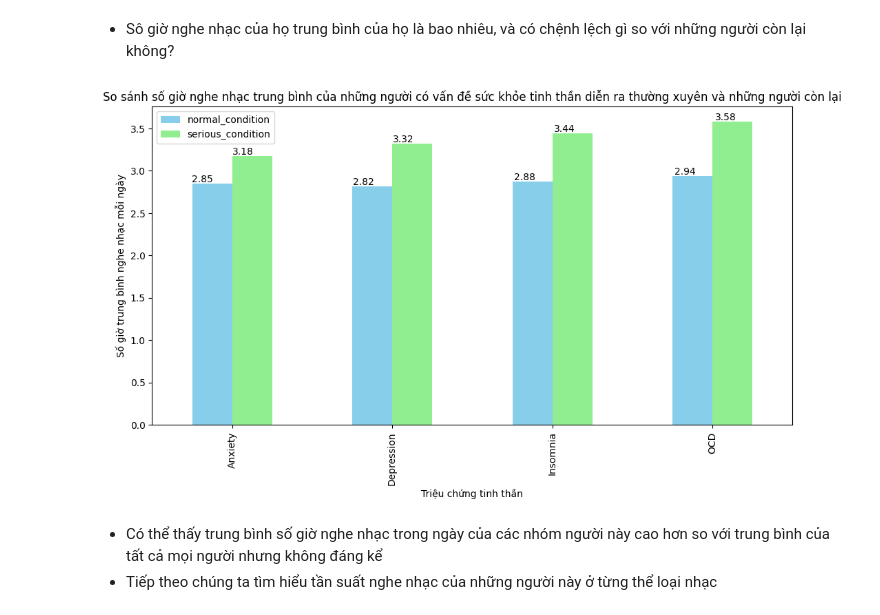
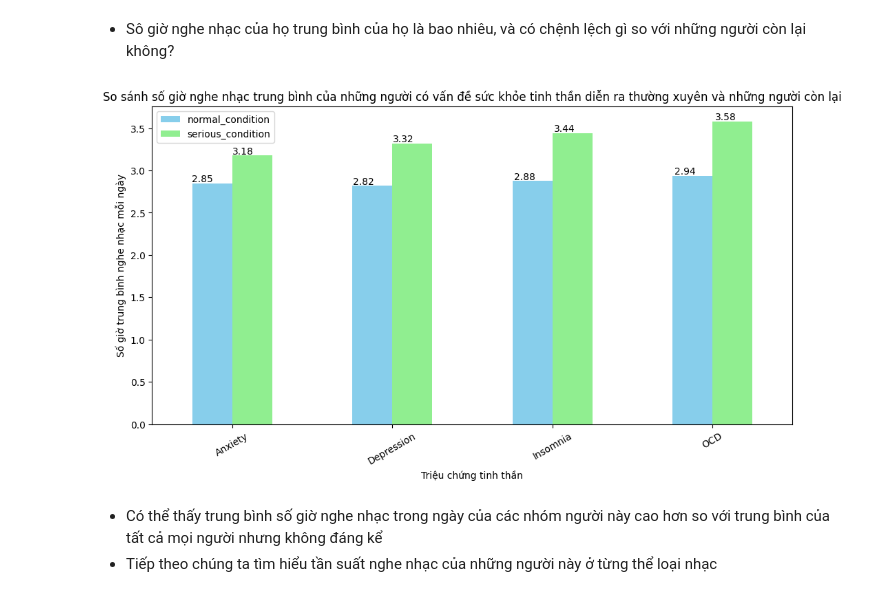
Before and after one commit to HungLVT/DS, a Jupyter notebook: 4.0-questions-and-answers.ipynb, the cells around one changed output. Saved outputs shown, nothing was run; the diff lists cells and outputs as text; code cells hidden in the pictures.

```diff
--- a/4.0-questions-and-answers.ipynb
+++ b/4.0-questions-and-answers.ipynb
@@ -282,32 +282,33 @@ Biểu đồ Venn cho thấy có sự chồng chéo đáng kể giữa các tìn
 # %%
 # Biểu đồ cột đôi để so sánh số giời nghe nhạc trung bình của những người này so với những người còn lại
 
 # Tạo dictionary để lưu trữ kết quả
 average_hours = {'normal_condition': [], 'serious_condition': []}
 
 # Tính trung bình số giờ nghe nhạc cho mỗi nhóm và mỗi bệnh lý
 for metal_health in metal_healths:
     df_serious = df[df[metal_health] > 5]
     df_normal = df[df[metal_health] <= 5]
 
     average_hours['normal_condition'].append(df_normal['Hours per day'].mean())
     average_hours['serious_condition'].append(df_serious['Hours per day'].mean())
 
 # Chuyển dictionary thành DataFrame
 average_hours_df = pd.DataFrame(average_hours, index=metal_healths)
 
 # Vẽ biểu đồ
 ax = average_hours_df.plot(kind='bar', figsize=(12, 6), color = custom_colormap)
 
 for p in ax.patches:
     ax.annotate(str(round(p.get_height(), 2)), (p.get_x() * 1.005, p.get_height() * 1.005))
 
 plt.xlabel('Triệu chứng tinh thần')
+plt.xticks(rotation=30)
 plt.ylabel('Số giờ trung bình nghe nhạc mỗi ngày')
 plt.title('So sánh số giờ nghe nhạc trung bình của những người có vấn đề sức khỏe tinh thần diễn ra thường xuyên và những người còn lại')
 plt.show()
 # %% [output]
-[figure, old version]
+[figure, new version]
 # %% [markdown]
 - Có thể thấy trung bình số giờ nghe nhạc trong ngày của các nhóm người này cao hơn so với trung bình của tất cả mọi người nhưng không đáng kể
 - Tiếp theo chúng ta tìm hiểu tần suất nghe nhạc của những người này ở từng thể loại nhạc
```
Also changed, not shown: parts of 8 cells of this notebook.
